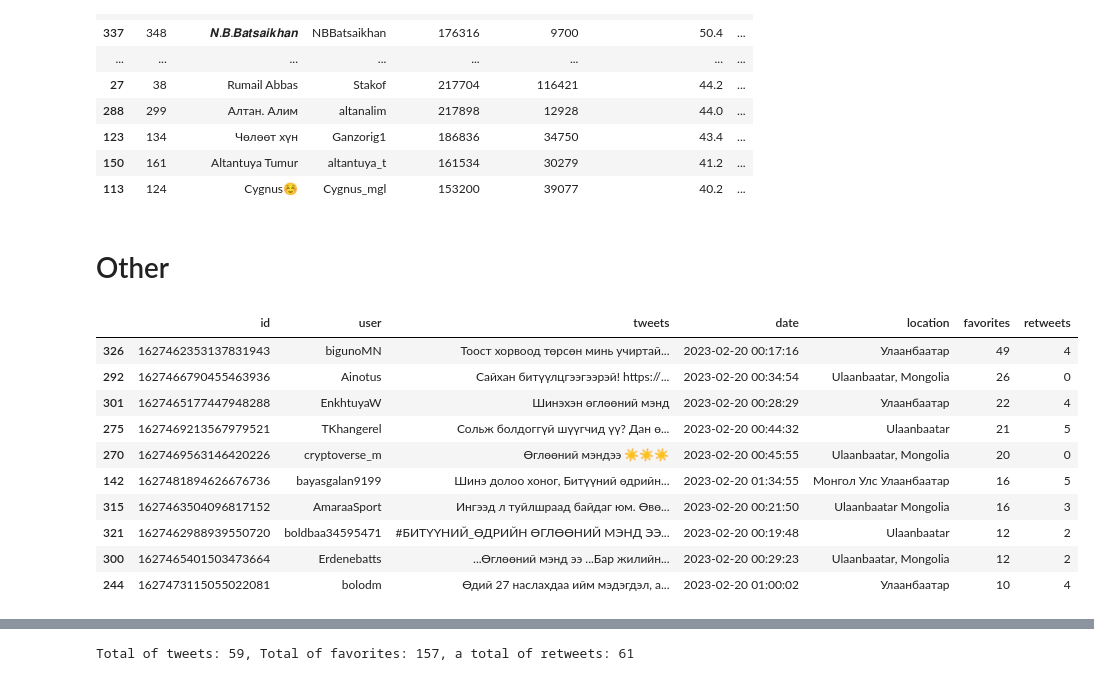
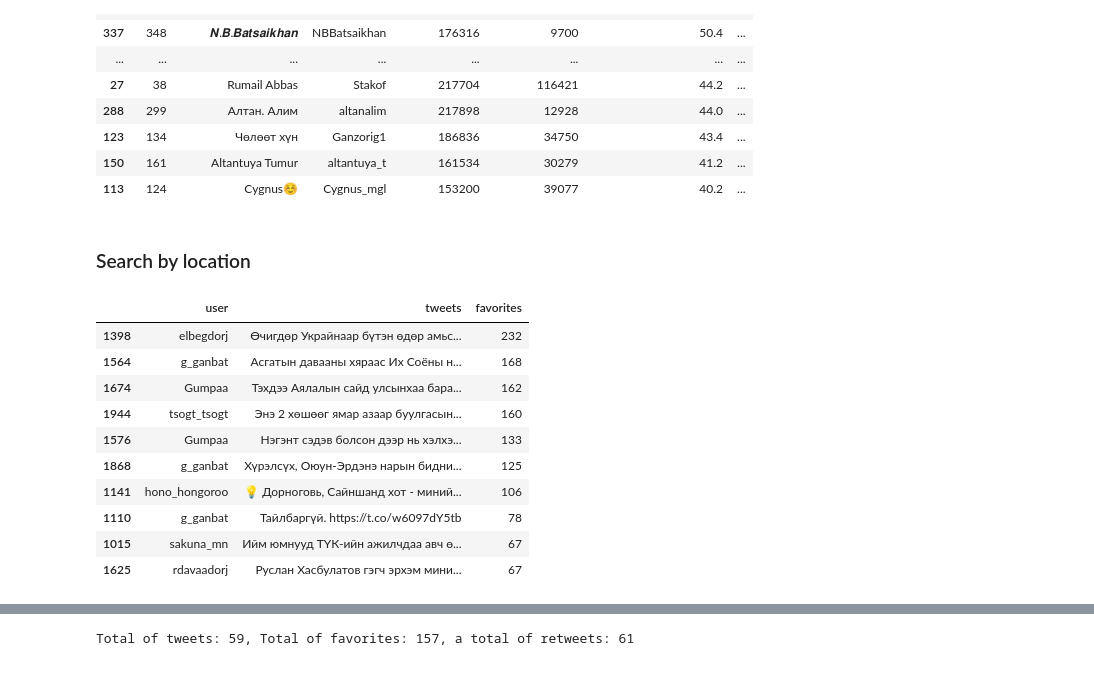
Before and after one commit to byambaa1982/mongol_tweets, a Jupyter notebook: tweets.ipynb, the cells around one changed output, grey strips where cells are left out. Drawn from its saved outputs; the diff is of its cells as text; code cells hidden in the pictures.

```diff
--- a/tweets.ipynb
+++ b/tweets.ipynb
@@ -309,24 +309,25 @@ active.head(20)
 | 113 | 124 | Cygnus☺️ | Cygnus_mgl | 153200 | 39077 | 40.2 | ... |
 # %%
 active.to_csv(f'active_20_{DATE}.csv', index = False)
-# %% [markdown]
-# Other
+# %% [markdown]
+### Search by location
 # %%
 
-DATE="2023-02-20"
-SEARCH_WORD="*"
-tweets = get_tweets_by_location(api, 47.9186, 106.9175, 10, SEARCH_WORD, DATE)
-tweets=tweets.sort_values("favorites", ascending=False)
-tweets.head(10)
+# DATE="2023-02-25"
+# SEARCH_WORD = "*"
+# tweets = get_tweets_by_location(api, 47.9186, 106.9175, 10, SEARCH_WORD, DATE)
+# tweets = tweets.sort_values("favorites", ascending=False)
+df = tweets [['user', 'tweets', 'favorites']]
+df.head(10)
 # %% [output]
-|  | id | user | tweets | date | location | favorites | retweets |
-| 326 | 1627462353137831943 | bigunoMN | Тоост хорвоод төрсөн минь учиртай... | 2023-02-20 00:17:16 | Улаанбаатар | 49 | 4 |
-| 292 | 1627466790455463936 | Ainotus | Сайхан битүүлцгээгээрэй! https://... | 2023-02-20 00:34:54 | Ulaanbaatar, Mongolia | 26 | 0 |
-| 301 | 1627465177447948288 | EnkhtuyaW | Шинэхэн өглөөний мэнд | 2023-02-20 00:28:29 | Улаанбаатар | 22 | 4 |
-| 275 | 1627469213567979521 | TKhangerel | Сольж болдоггүй шүүгчид үү? Дан ө... | 2023-02-20 00:44:32 | Ulaanbaatar | 21 | 5 |
-| 270 | 1627469563146420226 | cryptoverse_m | Өглөөний мэндээ ☀️☀️☀️ | 2023-02-20 00:45:55 | Ulaanbaatar, Mongolia | 20 | 0 |
-| 142 | 1627481894626676736 | bayasgalan9199 | Шинэ долоо хоног, Битүүний өдрийн... | 2023-02-20 01:34:55 | Монгол Улс Улаанбаатар | 16 | 5 |
-| 315 | 1627463504096817152 | AmaraaSport | Ингээд л туйлшраад байдаг юм. Өвө... | 2023-02-20 00:21:50 | Ulaanbaatar Mongolia | 16 | 3 |
-| 321 | 1627462988939550720 | boldbaa34595471 | #БИТҮҮНИЙ_ӨДРИЙН ӨГЛӨӨНИЙ МЭНД ЭЭ... | 2023-02-20 00:19:48 | Ulaanbaatar | 12 | 2 |
-| 300 | 1627465401503473664 | Erdenebatts | ...Өглөөний мэнд ээ ...Бар жилийн... | 2023-02-20 00:29:23 | Ulaanbaatar, Mongolia | 12 | 2 |
-| 244 | 1627473115055022081 | bolodm | Өдий 27 наслахдаа ийм мэдэгдэл, а... | 2023-02-20 01:00:02 | Улаанбаатар | 10 | 4 |
+|  | user | tweets | favorites |
+| 1398 | elbegdorj | Өчигдөр Украйнаар бүтэн өдөр амьс... | 232 |
+| 1564 | g_ganbat | Асгатын давааны хяраас Их Соёны н... | 168 |
+| 1674 | Gumpaa | Тэхдээ Аялалын сайд улсынхаа бара... | 162 |
+| 1944 | tsogt_tsogt | Энэ 2 хөшөөг ямар азаар буулгасын... | 160 |
+| 1576 | Gumpaa | Нэгэнт сэдэв болсон дээр нь хэлхэ... | 133 |
+| 1868 | g_ganbat | Хүрэлсүх, Оюун-Эрдэнэ нарын бидни... | 125 |
+| 1141 | hono_hongoroo | 💡 Дорноговь, Сайншанд хот - миний... | 106 |
+| 1110 | g_ganbat | Тайлбаргүй. https://t.co/w6097dY5tb | 78 |
+| 1015 | sakuna_mn | Ийм юмнууд ТҮК-ийн ажилчдаа авч ө... | 67 |
+| 1625 | rdavaadorj | Руслан Хасбулатов гэгч эрхэм мини... | 67 |
```
Also changed, not shown: parts of 5 cells of this notebook.
